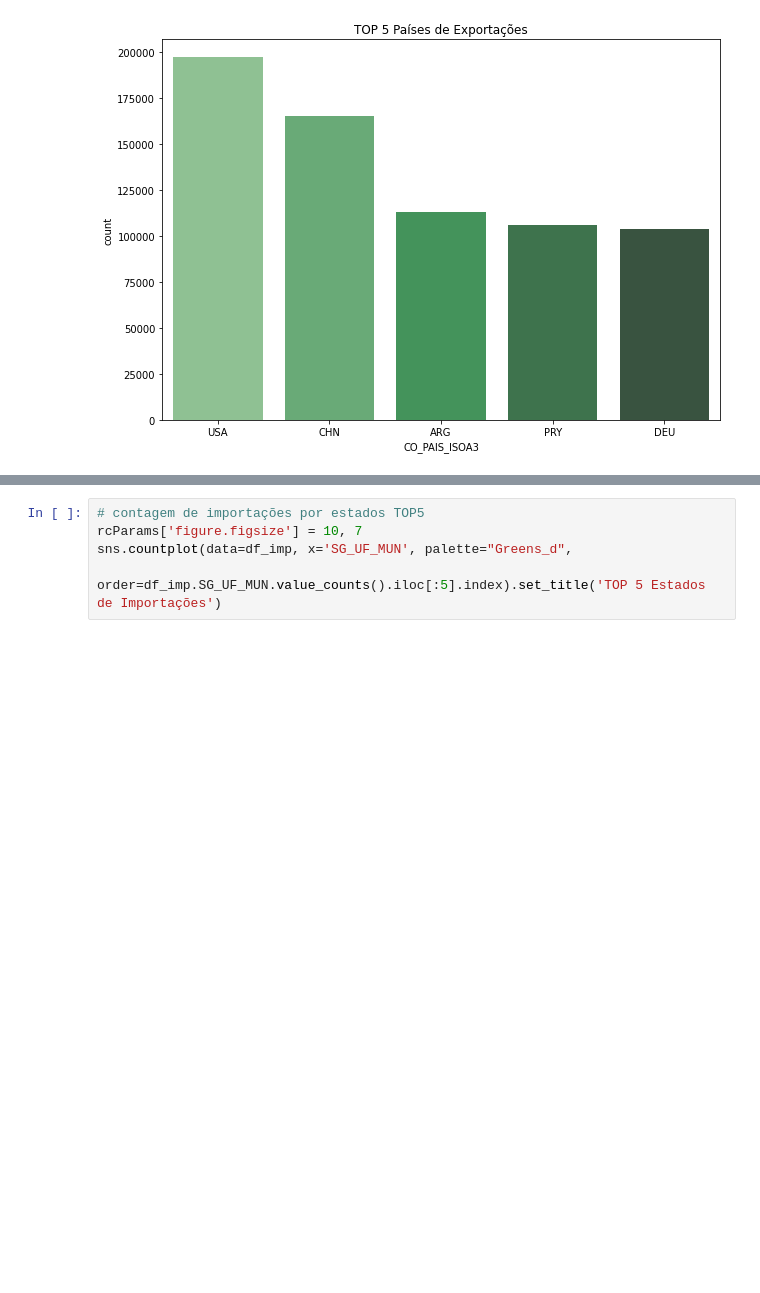
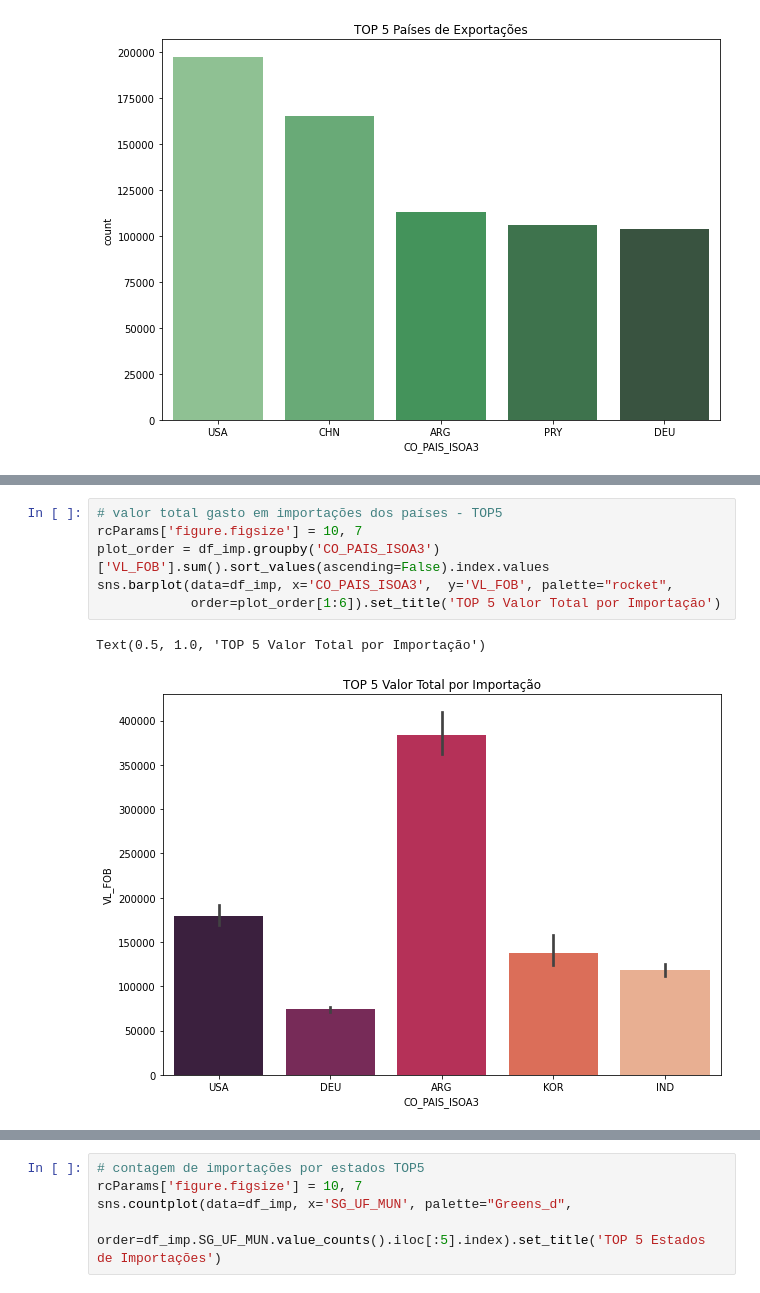
Before and after one commit to Gabrieleas10/case_FortBrasil, a Jupyter notebook: scripts/data_analysis.ipynb, the cells around one changed output, grey strips where cells are left out. Cells and saved outputs as stored; diff of their text form; blank space fills up the shorter version.

```diff
--- a/scripts/data_analysis.ipynb
+++ b/scripts/data_analysis.ipynb
@@ -115,0 +121,9 @@ sns.catplot(data=df_exp, x='CO_PAIS_ISOA3',  y='KG_LIQUIDO',kind='bar', legend_o
+# %%
+# valor total gasto em importações dos países - TOP5
+rcParams['figure.figsize'] = 10, 7
+plot_order = df_imp.groupby('CO_PAIS_ISOA3')['VL_FOB'].sum().sort_values(ascending=False).index.values
+sns.barplot(data=df_imp, x='CO_PAIS_ISOA3',  y='VL_FOB', palette="rocket",
+            order=plot_order[1:6]).set_title('TOP 5 Valor Total por Importação')
+# %% [output]
+Text(0.5, 1.0, 'TOP 5 Valor Total por Importação')
+[figure, added]
```
Also changed, not shown: parts of 4 cells of this notebook.
